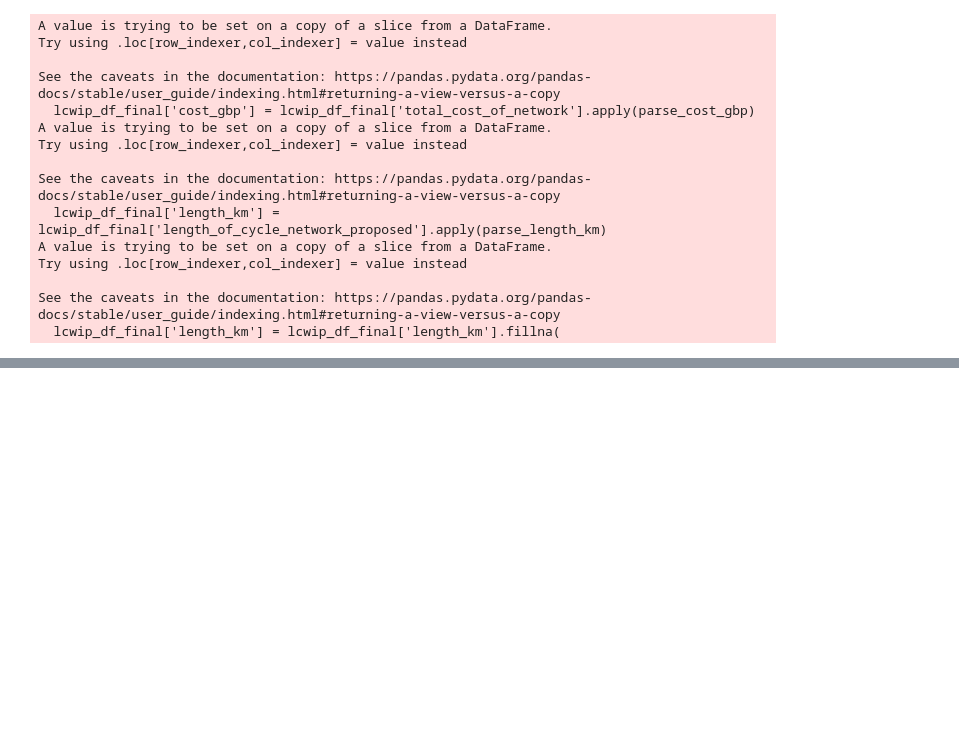
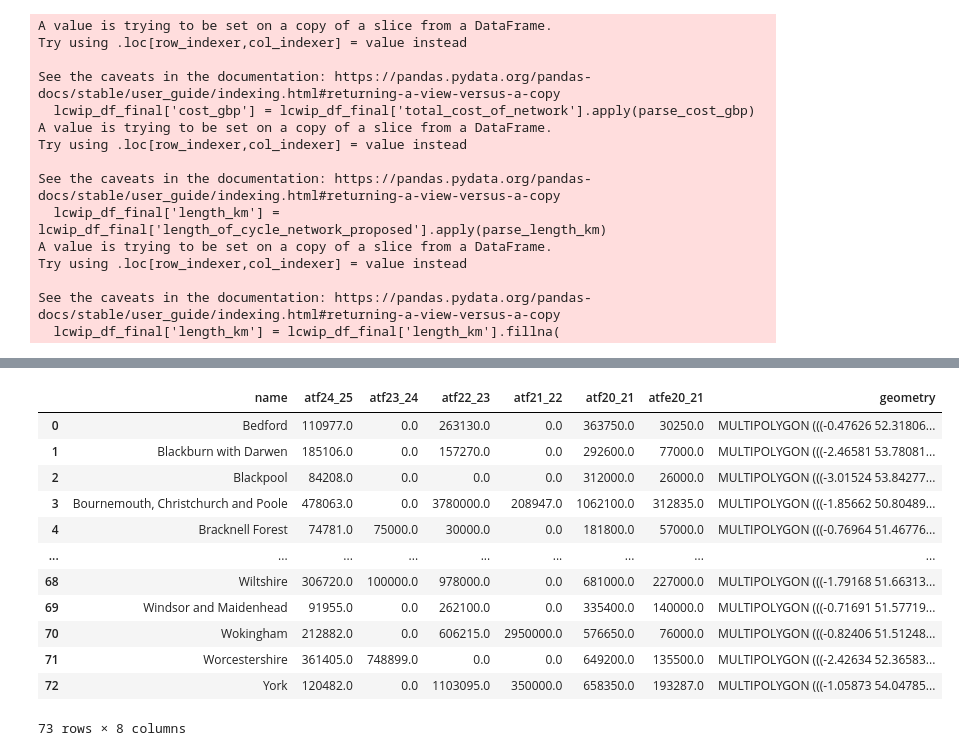
Before and after one commit to itsleeds/ics, a Jupyter notebook: LCWIPs_Analysis.ipynb, the cells around one changed output, grey strips where cells are left out. Saved outputs shown, nothing was run; the diff lists cells and outputs as text; code cells hidden in the pictures; blank space fills up the shorter version.

```diff
--- a/LCWIPs_Analysis.ipynb
+++ b/LCWIPs_Analysis.ipynb
@@ -594,0 +646,16 @@ Percentage of Reports Using PCT: 95.8%
+# %%
+atf_auth
+# %% [output]
+|  | name | atf24_25 | atf23_24 | atf22_23 | atf21_22 | atf20_21 | atfe20_21 | geometry |
+| 0 | Bedford | 110977.0 | 0.0 | 263130.0 | 0.0 | 363750.0 | 30250.0 | MULTIPOLYGON (((-0.47626 52.31806... |
+| 1 | Blackburn with Darwen | 185106.0 | 0.0 | 157270.0 | 0.0 | 292600.0 | 77000.0 | MULTIPOLYGON (((-2.46581 53.78081... |
+| 2 | Blackpool | 84208.0 | 0.0 | 0.0 | 0.0 | 312000.0 | 26000.0 | MULTIPOLYGON (((-3.01524 53.84277... |
+| 3 | Bournemouth, Christchurch and Poole | 478063.0 | 0.0 | 3780000.0 | 208947.0 | 1062100.0 | 312835.0 | MULTIPOLYGON (((-1.85662 50.80489... |
+| 4 | Bracknell Forest | 74781.0 | 75000.0 | 30000.0 | 0.0 | 181800.0 | 57000.0 | MULTIPOLYGON (((-0.76964 51.46776... |
+| ... | ... | ... | ... | ... | ... | ... | ... | ... |
+| 68 | Wiltshire | 306720.0 | 100000.0 | 978000.0 | 0.0 | 681000.0 | 227000.0 | MULTIPOLYGON (((-1.79168 51.66313... |
+| 69 | Windsor and Maidenhead | 91955.0 | 0.0 | 262100.0 | 0.0 | 335400.0 | 140000.0 | MULTIPOLYGON (((-0.71691 51.57719... |
+| 70 | Wokingham | 212882.0 | 0.0 | 606215.0 | 2950000.0 | 576650.0 | 76000.0 | MULTIPOLYGON (((-0.82406 51.51248... |
+| 71 | Worcestershire | 361405.0 | 748899.0 | 0.0 | 0.0 | 649200.0 | 135500.0 | MULTIPOLYGON (((-2.42634 52.36583... |
+| 72 | York | 120482.0 | 0.0 | 1103095.0 | 350000.0 | 658350.0 | 193287.0 | MULTIPOLYGON (((-1.05873 54.04785... |
+73 rows × 8 columns
```
Also changed, not shown: parts of 28 cells of this notebook, 1 other file.
